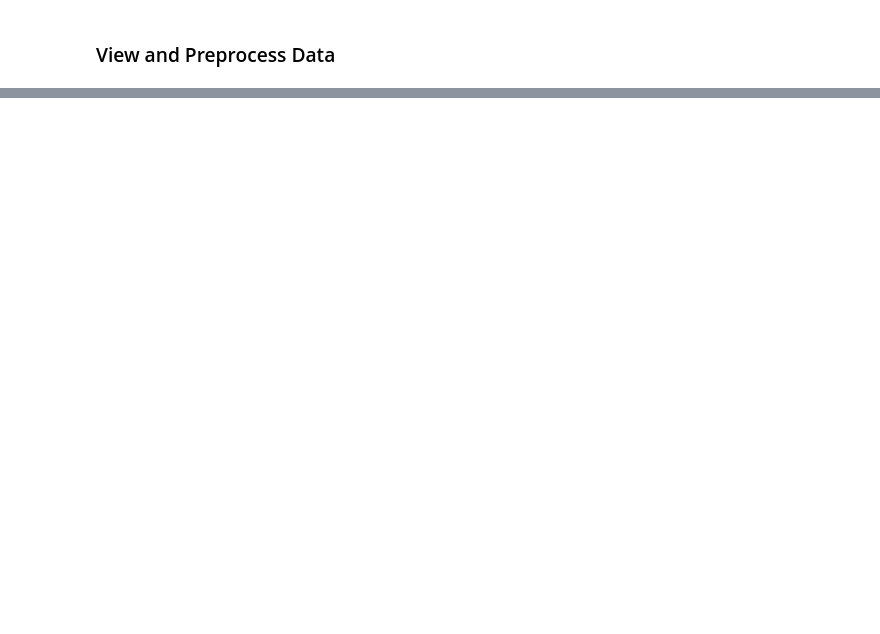
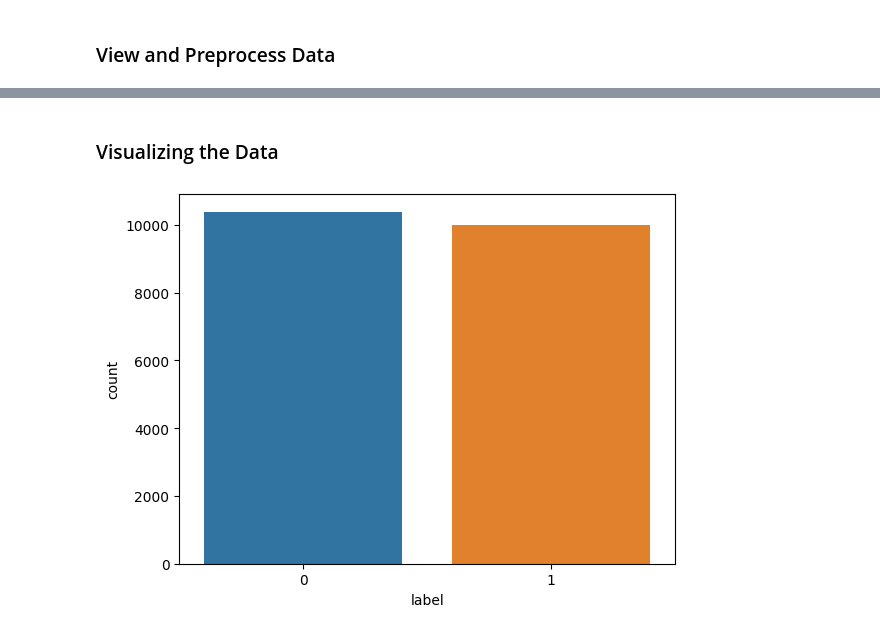
Before and after one commit to amudhak/fake-news-detection, a Jupyter notebook: src/FakeNewsDetection.ipynb, the cells around one changed output, grey strips where cells are left out. Cells and saved outputs as stored; diff of their text form; code cells hidden in the pictures; blank space fills up the shorter version.

```diff
--- a/src/FakeNewsDetection.ipynb
+++ b/src/FakeNewsDetection.ipynb
@@ -80,0 +45,4 @@ model.summary()
+# %%
+# Read csv file as a dataframe with pandas
+df = pd.read_csv('./fake-news/train.csv',header=None)
+df
@@ -80,0 +63,8 @@ model.summary()
+# %%
+# Cleaning up the data
+df = df.drop(0)
+df.drop([0,1,2], axis=1, inplace=True)
+df.rename(columns={1: 'title', 3: 'text', 4: 'label'}, inplace=True)
+df.drop_duplicates(inplace=True)
+df.dropna(inplace=True)
+df
@@ -80,0 +85,10 @@ model.summary()
+# %% [markdown]
+### Visualizing the Data
+# %%
+# Count of the unique values in each category
+sns.countplot(data=df,
+              x='label',
+              order=df['label'].value_counts().index)
+plt.show()
+# %% [output]
+[figure, added]
```
Also changed, not shown: parts of 40 cells of this notebook.
